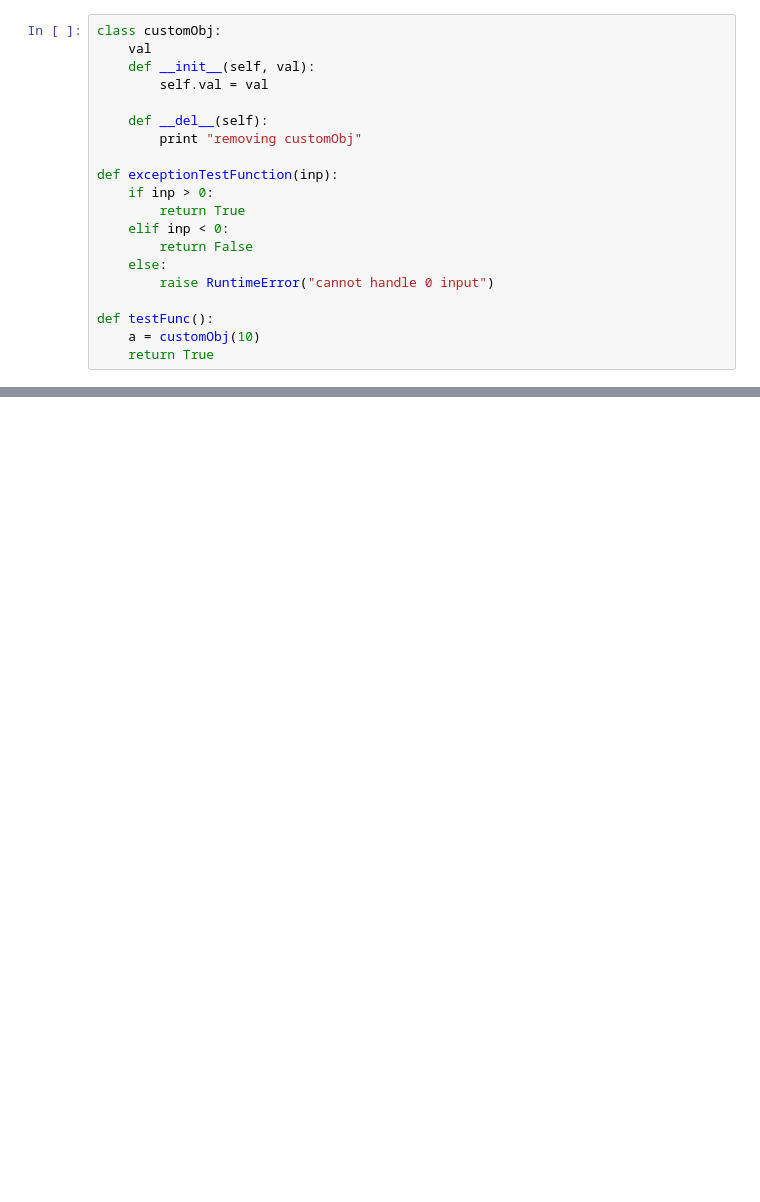
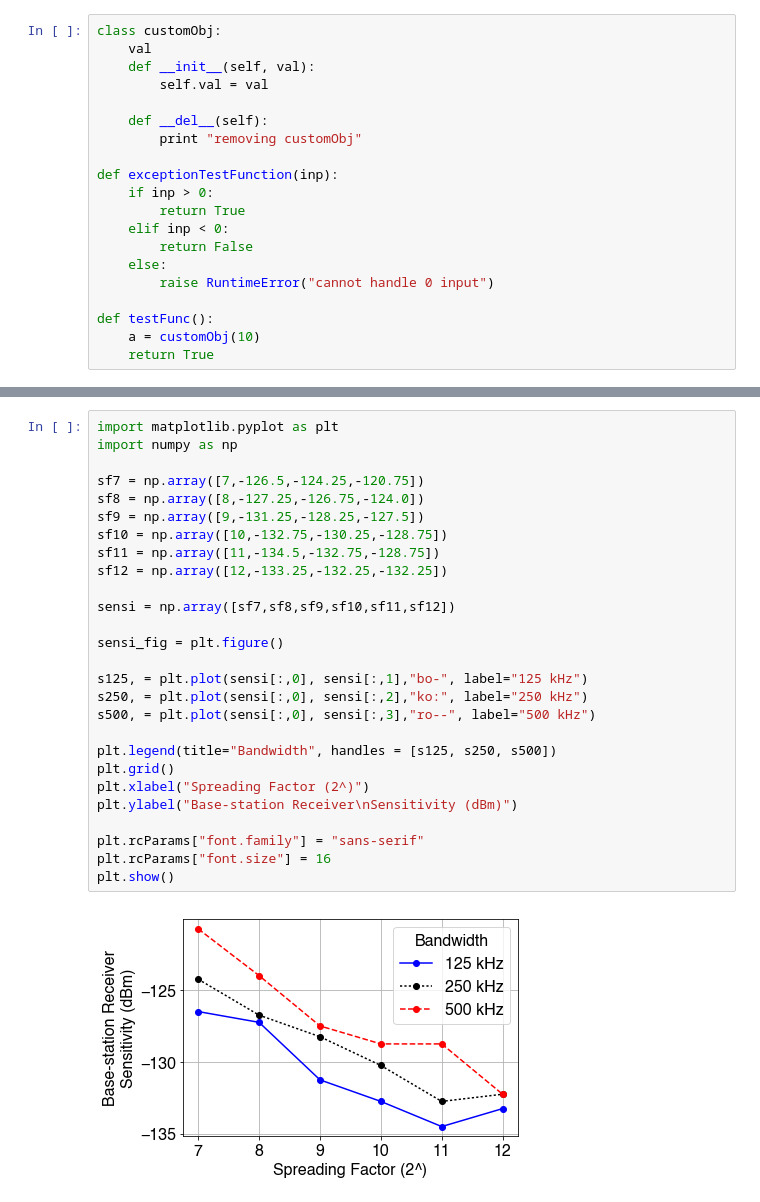
Before and after one commit to adwaitnd/lorasim, a Jupyter notebook: python2-playground.ipynb, the cells around one changed output, grey strips where cells are left out. Cells and saved outputs as stored; diff of their text form; blank space fills up the shorter version.

```diff
--- a/python2-playground.ipynb
+++ b/python2-playground.ipynb
@@ -49,0 +97,29 @@ done
+# %%
+import matplotlib.pyplot as plt
+import numpy as np
+
+sf7 = np.array([7,-126.5,-124.25,-120.75])
+sf8 = np.array([8,-127.25,-126.75,-124.0])
+sf9 = np.array([9,-131.25,-128.25,-127.5])
+sf10 = np.array([10,-132.75,-130.25,-128.75])
+sf11 = np.array([11,-134.5,-132.75,-128.75])
+sf12 = np.array([12,-133.25,-132.25,-132.25])
+
+sensi = np.array([sf7,sf8,sf9,sf10,sf11,sf12])
+
+sensi_fig = plt.figure()
+
+s125, = plt.plot(sensi[:,0], sensi[:,1],"bo-", label="125 kHz")
+s250, = plt.plot(sensi[:,0], sensi[:,2],"ko:", label="250 kHz")
+s500, = plt.plot(sensi[:,0], sensi[:,3],"ro--", label="500 kHz")
+
+plt.legend(title="Bandwidth", handles = [s125, s250, s500])
+plt.grid()
+plt.xlabel("Spreading Factor (2^)")
+plt.ylabel("Base-station Receiver\nSensitivity (dBm)")
+
+plt.rcParams["font.family"] = "sans-serif"
+plt.rcParams["font.size"] = 16
+plt.show()
+# %% [output]
+[figure, added]
```
Also changed, not shown: parts of 5 cells of this notebook, 3 other files.
